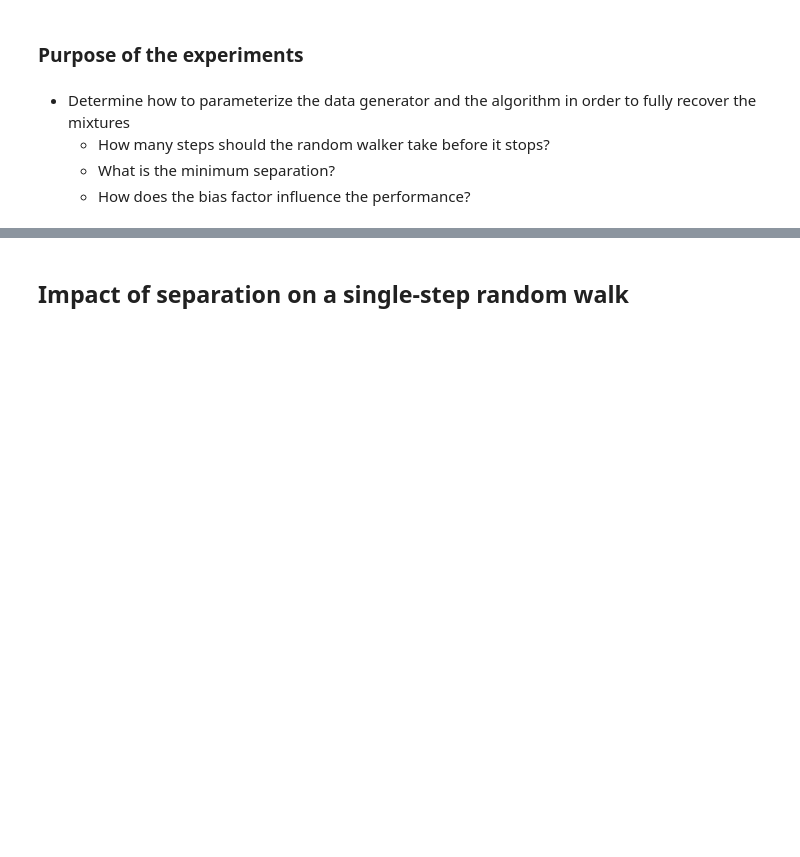
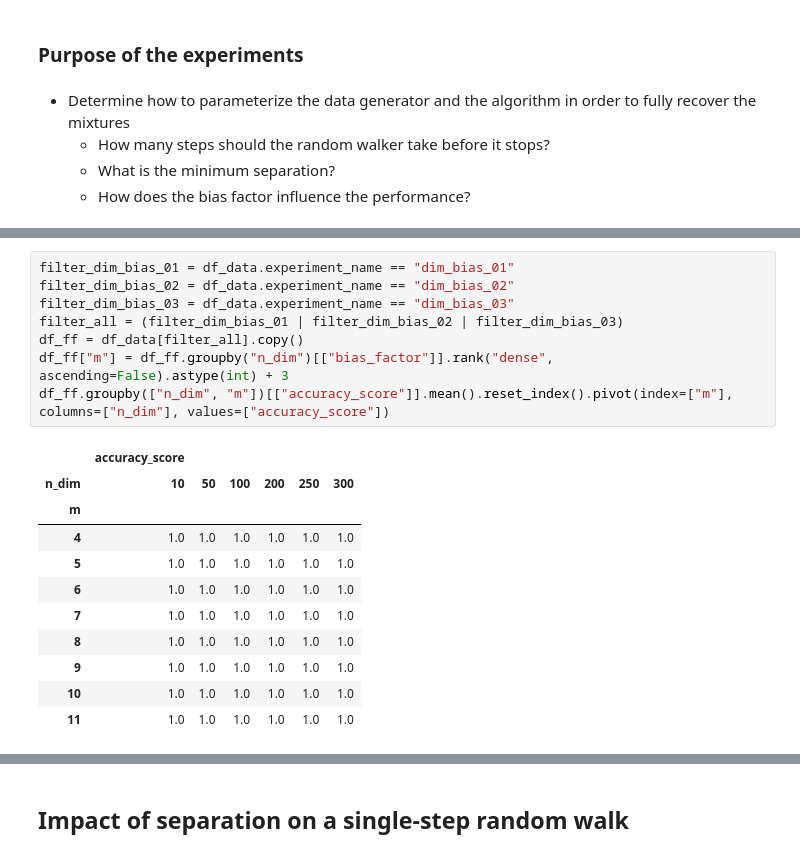
Before and after one commit to sheikhomar/mixture-learning, a Jupyter notebook: notebooks/03-initial-results.ipynb, the cells around one changed output, grey strips where cells are left out. Saved outputs shown, nothing was run; the diff lists cells and outputs as text; blank space fills up the shorter version.

Commit message:
Update notebooks for tracking experiments.

```diff
--- a/notebooks/03-initial-results.ipynb
+++ b/notebooks/03-initial-results.ipynb
@@ -52,0 +89,20 @@ cols_relevant = list(set(df_data.columns) - set(cols_irrelavant))
+# %%
+filter_dim_bias_01 = df_data.experiment_name == "dim_bias_01"
+filter_dim_bias_02 = df_data.experiment_name == "dim_bias_02"
+filter_dim_bias_03 = df_data.experiment_name == "dim_bias_03"
+filter_all = (filter_dim_bias_01 | filter_dim_bias_02 | filter_dim_bias_03)
+df_ff = df_data[filter_all].copy()
+df_ff["m"] = df_ff.groupby("n_dim")[["bias_factor"]].rank("dense", ascending=False).astype(int) + 3
+df_ff.groupby(["n_dim", "m"])[["accuracy_score"]].mean().reset_index().pivot(index=["m"], columns=["n_dim"], values=["accuracy_score"])
+# %% [output]
+|  | accuracy_score |  |  |  |  |  |
+| n_dim | 10 | 50 | 100 | 200 | 250 | 300 |
+| m |  |  |  |  |  |  |
+| 4 | 1.0 | 1.0 | 1.0 | 1.0 | 1.0 | 1.0 |
+| 5 | 1.0 | 1.0 | 1.0 | 1.0 | 1.0 | 1.0 |
+| 6 | 1.0 | 1.0 | 1.0 | 1.0 | 1.0 | 1.0 |
+| 7 | 1.0 | 1.0 | 1.0 | 1.0 | 1.0 | 1.0 |
+| 8 | 1.0 | 1.0 | 1.0 | 1.0 | 1.0 | 1.0 |
+| 9 | 1.0 | 1.0 | 1.0 | 1.0 | 1.0 | 1.0 |
+| 10 | 1.0 | 1.0 | 1.0 | 1.0 | 1.0 | 1.0 |
+| 11 | 1.0 | 1.0 | 1.0 | 1.0 | 1.0 | 1.0 |
```
Also changed, not shown: parts of 22 cells of this notebook, 1 other file.
